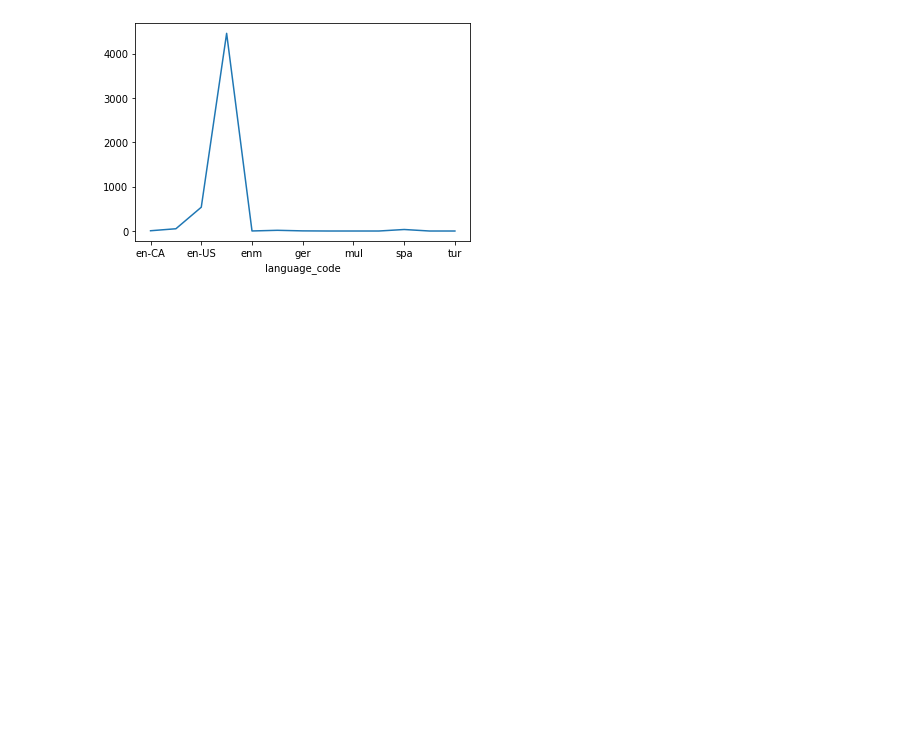
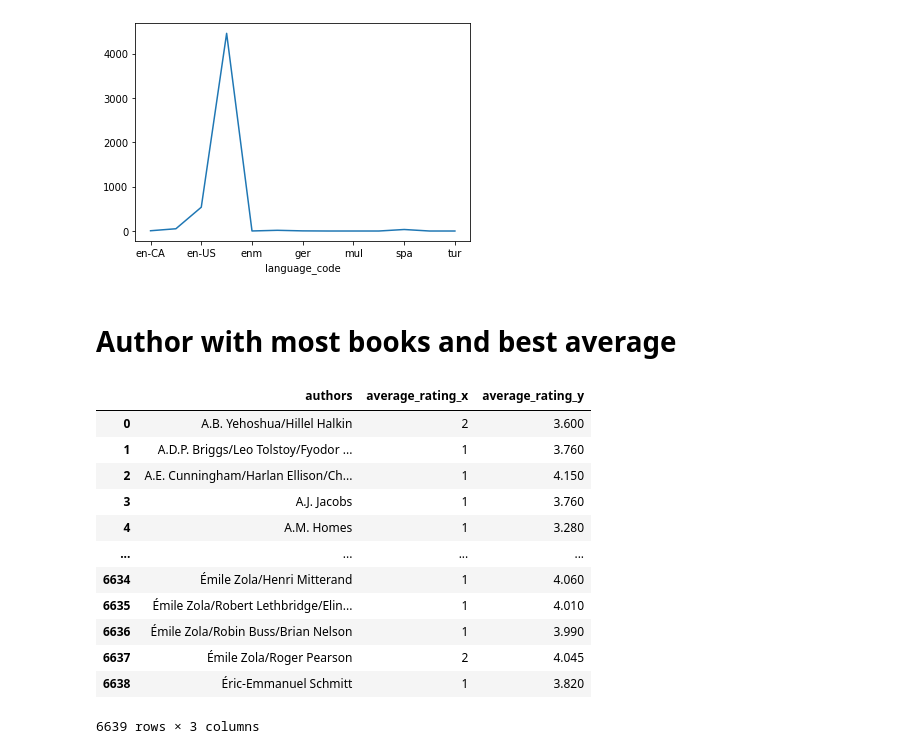
Before and after one commit to ViniciusRaphael/Best_books_from_GoodReads, a Jupyter notebook: Livros.ipynb, the cells around one changed output. Saved outputs shown, nothing was run; the diff lists cells and outputs as text; code cells hidden in the pictures; blank space fills up the shorter version.

```diff
--- a/Livros.ipynb
+++ b/Livros.ipynb
@@ -134,3 +140,28 @@ language.plot()
 # %% [output]
 <matplotlib.axes._subplots.AxesSubplot at 0x...>
 [figure]
+# %% [markdown]
+# Author with most books and best average
+# %%
+# Autor with best average
+authors_avg = df.groupby(by='authors', sort=False)['average_rating'].mean().reset_index()
+authors_avg.sort_values(by='average_rating',ascending=False)
+authors_count = df.groupby(by='authors')['average_rating'].count().reset_index()
+authors_count.sort_values(by='average_rating', ascending=False)
+
+authors_count = authors_count.merge(authors_avg, on = 'authors' )
+authors_count
+# %% [output]
+|  | authors | average_rating_x | average_rating_y |
+| 0 | A.B. Yehoshua/Hillel Halkin | 2 | 3.600 |
+| 1 | A.D.P. Briggs/Leo Tolstoy/Fyodor ... | 1 | 3.760 |
+| 2 | A.E. Cunningham/Harlan Ellison/Ch... | 1 | 4.150 |
+| 3 | A.J. Jacobs | 1 | 3.760 |
+| 4 | A.M. Homes | 1 | 3.280 |
+| ... | ... | ... | ... |
+| 6634 | Émile Zola/Henri Mitterand | 1 | 4.060 |
+| 6635 | Émile Zola/Robert Lethbridge/Elin... | 1 | 4.010 |
+| 6636 | Émile Zola/Robin Buss/Brian Nelson | 1 | 3.990 |
+| 6637 | Émile Zola/Roger Pearson | 2 | 4.045 |
+| 6638 | Éric-Emmanuel Schmitt | 1 | 3.820 |
+6639 rows × 3 columns
```
Also changed, not shown: parts of 8 cells of this notebook.
